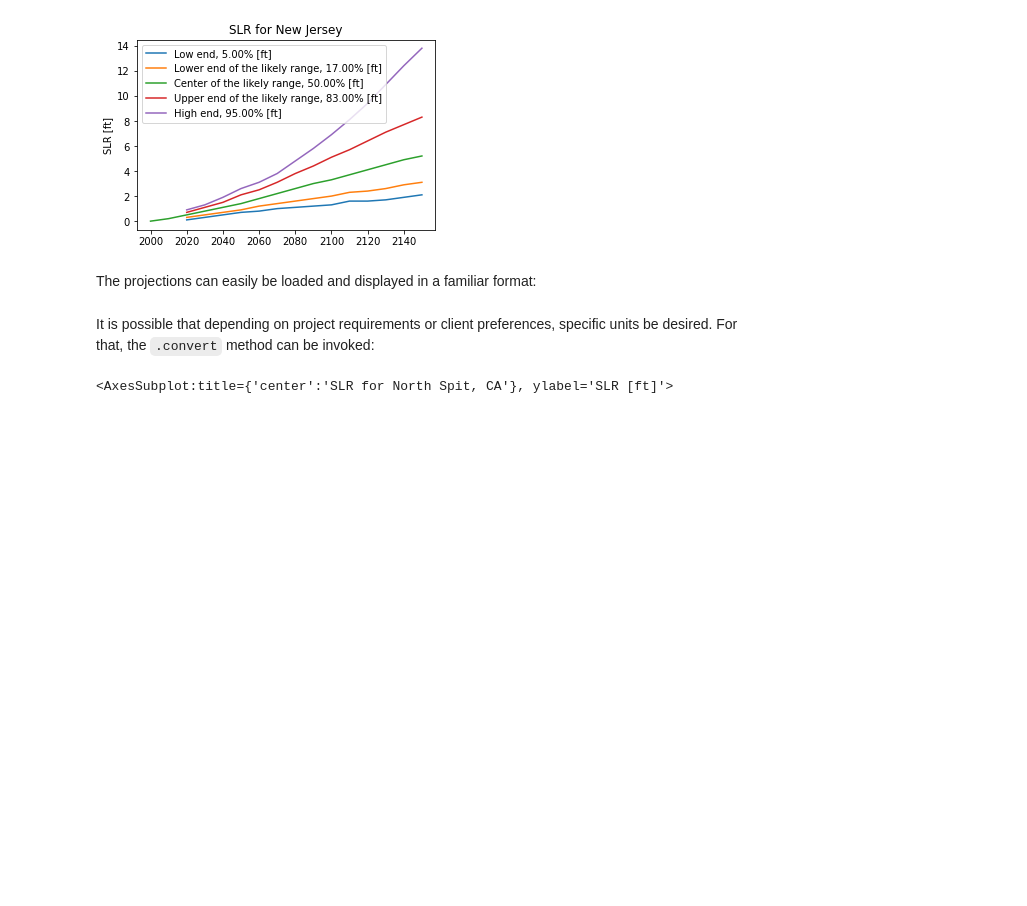
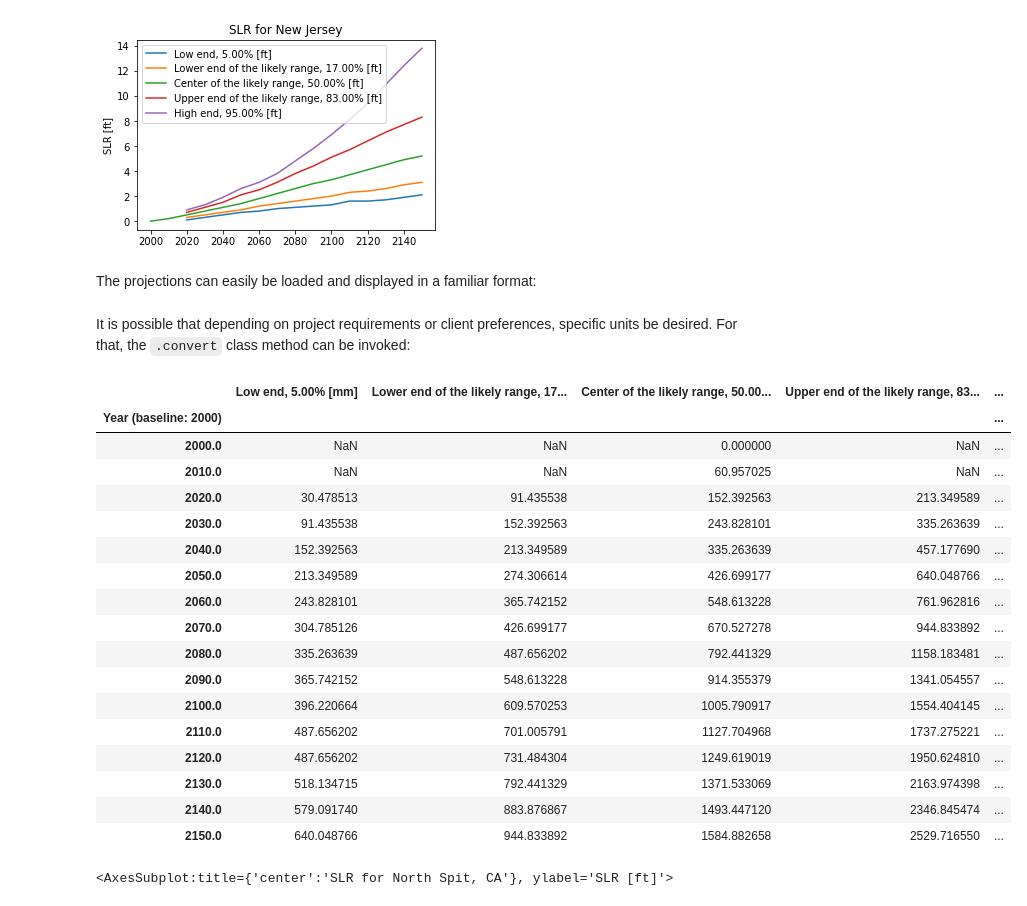
Before and after one commit to jtoilliez/slr, a Jupyter notebook: notebooks/notebook.ipynb, the cells around one changed output. Drawn from its saved outputs; the diff is of its cells as text; code cells hidden in the pictures; blank space fills up the shorter version.

```diff
--- a/notebooks/notebook.ipynb
+++ b/notebooks/notebook.ipynb
@@ -34,4 +36,4 @@ slr.SLRProjections.show_all_available_locations()
 # %%
-nj = slr.SLRProjections.from_location(
+nj = slr.SLRProjections.from_scenarios(
     location="nj-dep-2021"
 )
@@ -64,7 +70,28 @@ nj.plot()
 # %% [markdown]
 The projections can easily be loaded and displayed in a familiar format:
 # %% [markdown]
-It is possible that depending on project requirements or client preferences, specific units be desired. For that, the `.convert` method can be invoked:
+It is possible that depending on project requirements or client preferences, specific units be desired. For that, the `.convert` class method can be invoked:
+# %%
+nj.convert(to_units="mm")
+# %% [output]
+|  | Low end, 5.00% [mm] | Lower end of the likely range, 17... | Center of the likely range, 50.00... | Upper end of the likely range, 83... | ... |
+| Year (baseline: 2000) |  |  |  |  | ... |
+| 2000.0 | NaN | NaN | 0.000000 | NaN | ... |
+| 2010.0 | NaN | NaN | 60.957025 | NaN | ... |
+| 2020.0 | 30.478513 | 91.435538 | 152.392563 | 213.349589 | ... |
+| 2030.0 | 91.435538 | 152.392563 | 243.828101 | 335.263639 | ... |
+| 2040.0 | 152.392563 | 213.349589 | 335.263639 | 457.177690 | ... |
+| 2050.0 | 213.349589 | 274.306614 | 426.699177 | 640.048766 | ... |
+| 2060.0 | 243.828101 | 365.742152 | 548.613228 | 761.962816 | ... |
+| 2070.0 | 304.785126 | 426.699177 | 670.527278 | 944.833892 | ... |
+| 2080.0 | 335.263639 | 487.656202 | 792.441329 | 1158.183481 | ... |
+| 2090.0 | 365.742152 | 548.613228 | 914.355379 | 1341.054557 | ... |
+| 2100.0 | 396.220664 | 609.570253 | 1005.790917 | 1554.404145 | ... |
+| 2110.0 | 487.656202 | 701.005791 | 1127.704968 | 1737.275221 | ... |
+| 2120.0 | 487.656202 | 731.484304 | 1249.619019 | 1950.624810 | ... |
+| 2130.0 | 518.134715 | 792.441329 | 1371.533069 | 2163.974398 | ... |
+| 2140.0 | 579.091740 | 883.876867 | 1493.447120 | 2346.845474 | ... |
+| 2150.0 | 640.048766 | 944.833892 | 1584.882658 | 2529.716550 | ... |
 # %%
 temp = nj.scenarios[1].data.y
 # %%
```
Also changed, not shown: parts of 6 cells of this notebook, 6 other files.
